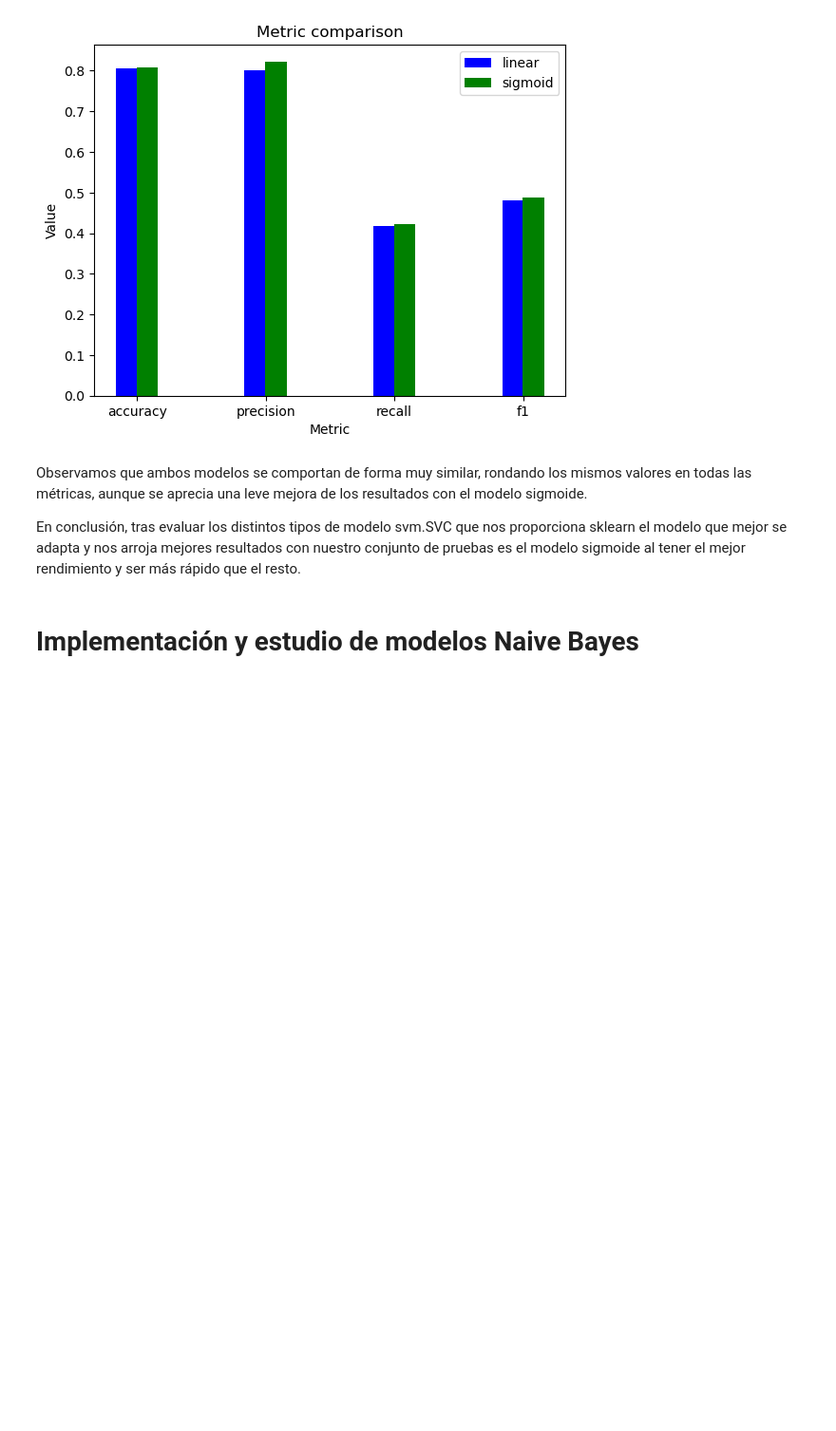
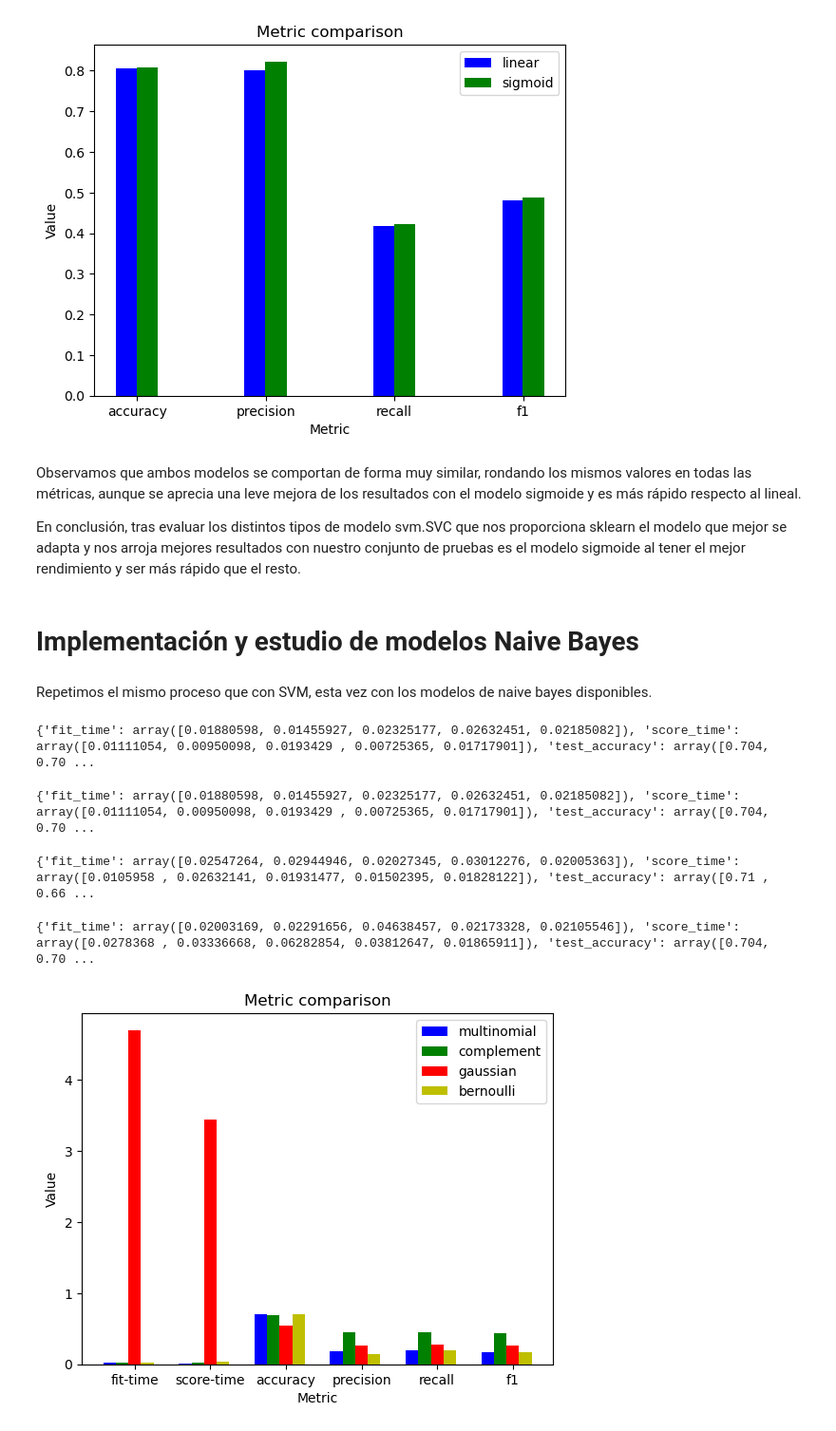
Before and after one commit to juanlo017/AISentimentAnalysis, a Jupyter notebook: SentimentAnalysis.ipynb, the cells around one changed output. Shown at 95% size. Saved outputs shown, nothing was run; the diff lists cells and outputs as text; code cells hidden in the pictures; blank space fills up the shorter version.

```diff
--- a/SentimentAnalysis.ipynb
+++ b/SentimentAnalysis.ipynb
@@ -405,21 +429,76 @@ plt.show()
 # %% [output]
 [figure]
 # %% [markdown]
-Observamos que ambos modelos se comportan de forma muy similar, rondando los mismos valores en todas las métricas, aunque se aprecia una leve mejora de los resultados con el modelo sigmoide.
+Observamos que ambos modelos se comportan de forma muy similar, rondando los mismos valores en todas las métricas, aunque se aprecia una leve mejora de los resultados con el modelo sigmoide y es más rápido respecto al lineal.
 
 En conclusión, tras evaluar los distintos tipos de modelo svm.SVC que nos proporciona sklearn el modelo que mejor se adapta y nos arroja mejores resultados con nuestro conjunto de pruebas es el modelo sigmoide al tener el mejor rendimiento y ser más rápido que el resto.
 # %% [markdown]
 # Implementación y estudio de modelos Naive Bayes
+# %% [markdown]
+Repetimos el mismo proceso que con SVM, esta vez con los modelos de naive bayes disponibles.
 # %%
 from sklearn.naive_bayes import *
 
+X, y = tfidf_vectorize_data("final_dataset.csv")
+
+nb_scores = dict()
+
 multinomial_nb = MultinomialNB()
-gaussian_nb = GaussianNB()
-complement_nb = ComplementNB()
-bernoulli_nb = BernoulliNB()
-categorical_nb = CategoricalNB()
 
-X, y = tfidf_vectorize_data("final_dataset.csv")
 #cross validate uses k=5 by default
-results_multinomial = cross_validate(multinomial_nb, X, y,
-                         return_train_score=True)
+results_multinomial = cross_validate(multinomial_nb, X, y, cv=5, scoring=scoring_metrics)
+nb_scores['multinomial'] = results_multinomial
+print(results_multinomial)
+# %% [output]
+{'fit_time': array([0.01880598, 0.01455927, 0.02325177, 0.02632451, 0.02185082]), 'score_time': array([0.01111054, 0.00950098, 0.0193429 , 0.00725365, 0.01717901]), 'test_accuracy': array([0.704, 0.70 ...
+# %%
+gaussian_nb = GaussianNB()           #cambio de formato necesario para el metodo.
+results_gaussian = cross_validate(gaussian_nb, X.toarray(), y, cv=5, scoring=scoring_metrics)
+nb_scores['gaussian'] = results_gaussian
+print(results_multinomial)
+# %% [output]
+{'fit_time': array([0.01880598, 0.01455927, 0.02325177, 0.02632451, 0.02185082]), 'score_time': array([0.01111054, 0.00950098, 0.0193429 , 0.00725365, 0.01717901]), 'test_accuracy': array([0.704, 0.70 ...
+# %%
+complement_nb = ComplementNB()
+results_complement = cross_validate(complement_nb, X, y, cv=5, scoring=scoring_metrics)
+nb_scores['complement'] = results_complement
+print(results_complement)
+# %% [output]
+{'fit_time': array([0.02547264, 0.02944946, 0.02027345, 0.03012276, 0.02005363]), 'score_time': array([0.0105958 , 0.02632141, 0.01931477, 0.01502395, 0.01828122]), 'test_accuracy': array([0.71 , 0.66 ...
+# %%
+bernoulli_nb = BernoulliNB()
+results_bernoulli = cross_validate(bernoulli_nb, X, y, cv=5, scoring=scoring_metrics)
+nb_scores['bernoulli'] = results_bernoulli
+
+print(results_bernoulli)
+# %% [output]
+{'fit_time': array([0.02003169, 0.02291656, 0.04638457, 0.02173328, 0.02105546]), 'score_time': array([0.0278368 , 0.03336668, 0.06282854, 0.03812647, 0.01865911]), 'test_accuracy': array([0.704, 0.70 ...
+# %%
+score_multinomial_means = calculate_mean_metrics(nb_scores['multinomial'])
+score_complement_means = calculate_mean_metrics(nb_scores['complement'])
+score_gaussian_means = calculate_mean_metrics(nb_scores['gaussian'])
+score_bernoulli_means = calculate_mean_metrics(nb_scores['bernoulli'])
+
+#Calculamos el grafico de barras para ver visualmente como se comparan las métricas de cada modelo.
+metric_categories = ['fit-time', 'score-time', 'accuracy', 'precision', 'recall', 'f1']
+N = len(metric_categories)
+fig, ax = plt.subplots()
+space = 1.5
+ind = np.arange(0,N*space, space)
+width_bar = 0.25
+
+rect1 = ax.bar(ind-0.50, score_multinomial_means, color = 'b', width = width_bar, label='multinomial')
+rect2 = ax.bar(ind-0.25, score_complement_means, color = 'g', width = width_bar, label='complement')
+rect3 = ax.bar(ind+0, score_gaussian_means, color = 'r', width = width_bar, label='gaussian')
+rect4 = ax.bar(ind+0.25, score_bernoulli_means, color = 'y', width = width_bar, label='bernoulli')
+
+ax.set_xlabel('Metric')
+ax.set_ylabel('Value')
+ax.set_title('Metric comparison')
+
+ax.set_xticks(ind)
+ax.set_xticklabels(metric_categories)
+ax.legend()
+plt.show()
+# %% [output]
+[figure, added]
```
Also changed, not shown: parts of 6 cells of this notebook.
